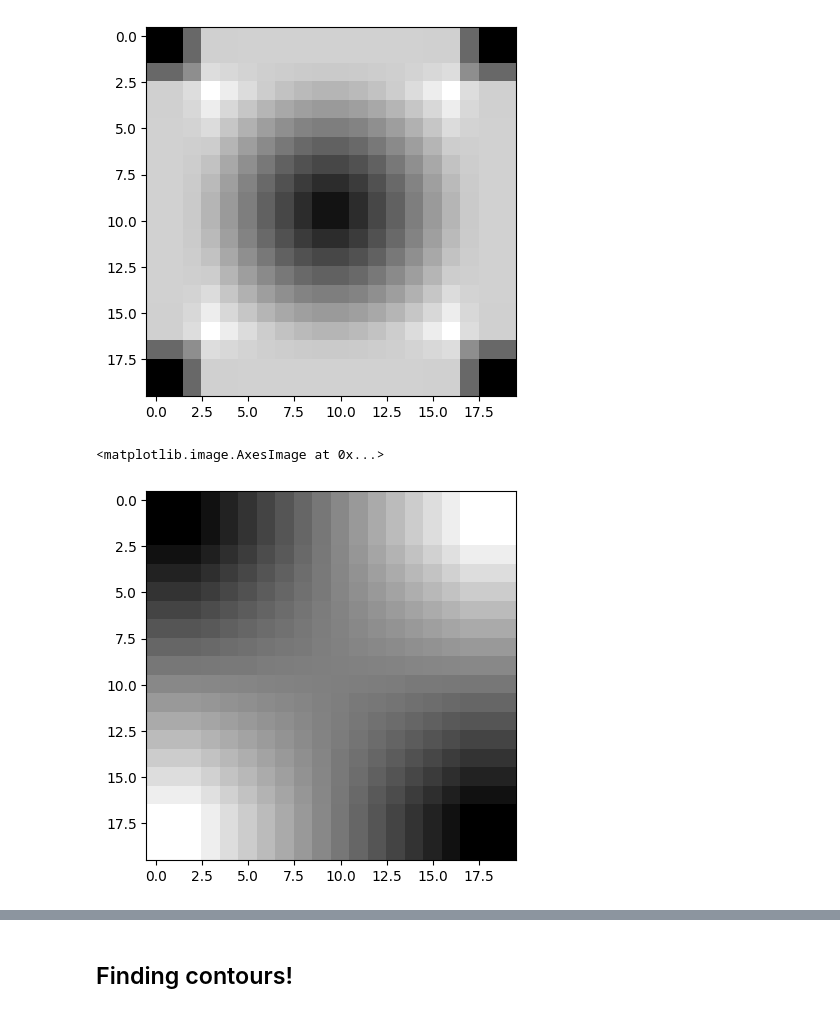
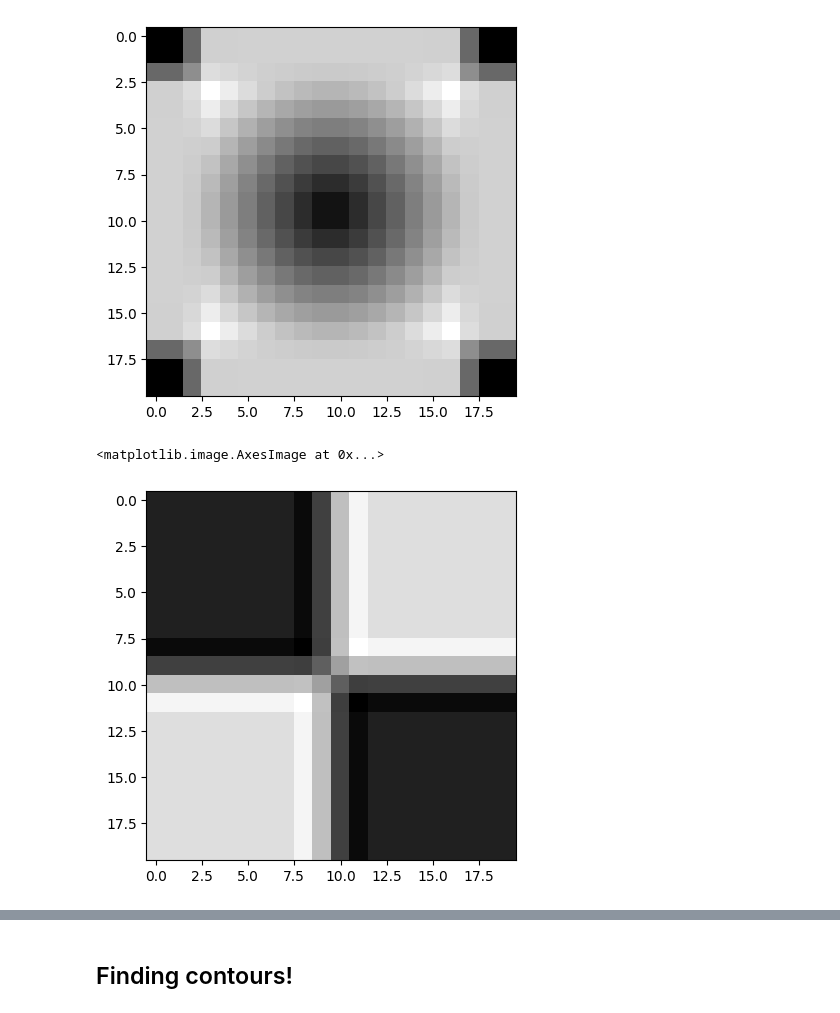
Before and after one commit to txpet628/img_detection, a Jupyter notebook: convolutions.ipynb, the cells around one changed output, grey strips where cells are left out. Cells and saved outputs as stored; diff of their text form; code cells hidden in the pictures.

```diff
--- a/convolutions.ipynb
+++ b/convolutions.ipynb
@@ -18,7 +16,8 @@ def show_matrix(image):
     m = Matrix(image)
     display(m)
 # %%
-checkboard = np.array([[0, 1], [1, 0]])
+checkboard = np.array([[0, 1],
+                       [1, 0]])
 checkboard = np.kron(checkboard, np.ones((10,10)))
 # show_matrix(checkboard)
 # %%
@@ -169,18 +168,23 @@ plt.imshow(sobel_img, cmap='gray')
 # %%
 # creates a kernel of size kernel_size. the bigger the kernel size, the more nearby pixels are taken
 # into account. bigger kernel size = more blurring
 def gaussian_kernel(kernel_size, sigma=1):
     size = int(kernel_size) // 2
     x, y = np.mgrid[-size:size+1, -size:size+1]
     normal = 1 / (2.0 * np.pi * sigma**2)
     g =  np.exp(-((x**2 + y**2) / (2.0*sigma**2))) * normal
     return g
 
-checkboard_gauss = convolve(checkboard, gaussian_kernel(15, 110))
-plt.imshow(checkboard_gauss, cmap='gray')
+checkboard_gauss1 = convolve(checkboard, gaussian_kernel(5, 1))
+checkboard_gauss2 = convolve(checkboard, gaussian_kernel(5, 2))
+
+dog = checkboard_gauss1 - checkboard_gauss2
+dog_norm = cv2.normalize(dog, None, 0, 255, cv2.NORM_MINMAX)
+
+plt.imshow(dog_norm, cmap='gray')
 # %% [output]
 <matplotlib.image.AxesImage at 0x...>
-[figure, old version]
+[figure, new version]
 # %%
 Kx = np.array([[-3, 0, 3], [-10, 0, 10], [-3, 0, 3]], np.float32)
 Ky = np.array([[-3, -10, -3], [0, 0, 0], [3, 10, 3]], np.float32)
```
Also changed, not shown: parts of 6 cells of this notebook, 6 other files.
